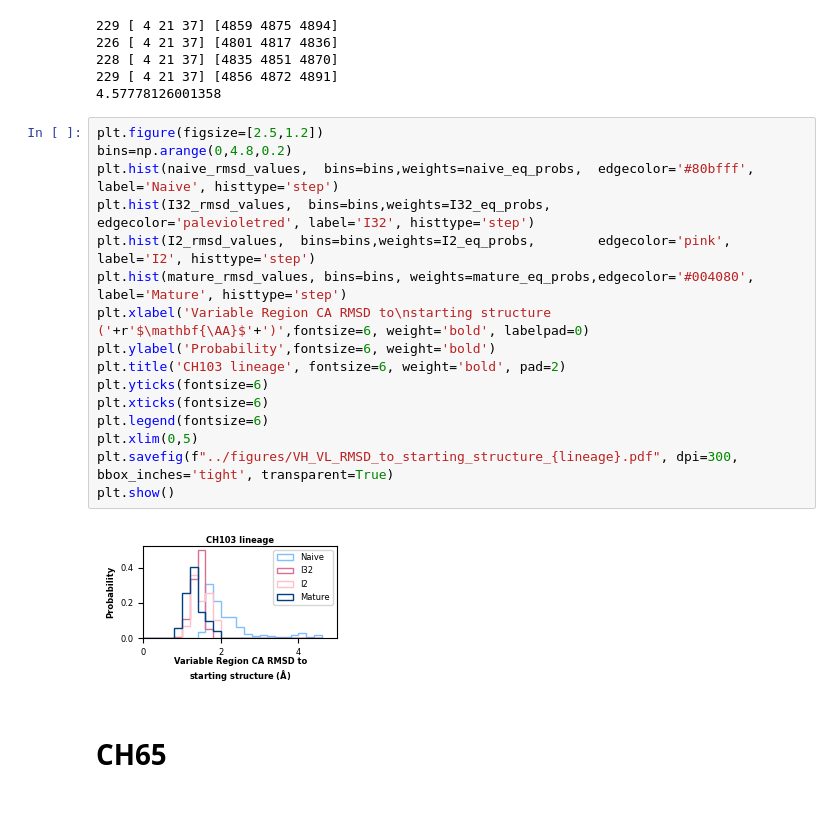
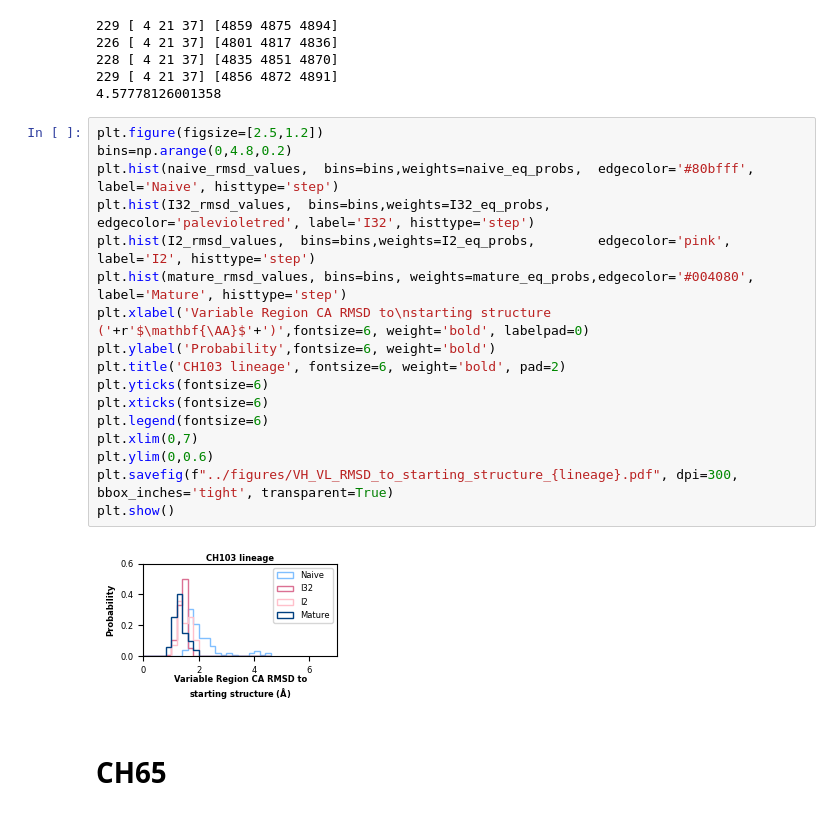
Before and after one commit to ssolieva/antibody-dynamics, a Jupyter notebook: analysis-files/starting_RMSD/notebooks/calculateRMSD.ipynb, the cells around one changed output. Drawn from its saved outputs; the diff is of its cells as text.

```diff
--- a/analysis-files/starting_RMSD/notebooks/calculateRMSD.ipynb
+++ b/analysis-files/starting_RMSD/notebooks/calculateRMSD.ipynb
@@ -353,21 +346,22 @@ print(np.max(np.concatenate([naive_rmsd_values,mature_rmsd_values,I32_rmsd_value
 # %%
 plt.figure(figsize=[2.5,1.2])
 bins=np.arange(0,4.8,0.2)
 plt.hist(naive_rmsd_values,  bins=bins,weights=naive_eq_probs,  edgecolor='#80bfff',       label='Naive', histtype='step')
 plt.hist(I32_rmsd_values,  bins=bins,weights=I32_eq_probs,        edgecolor='palevioletred', label='I32', histtype='step')
 plt.hist(I2_rmsd_values,  bins=bins,weights=I2_eq_probs,        edgecolor='pink',          label='I2', histtype='step')
 plt.hist(mature_rmsd_values, bins=bins, weights=mature_eq_probs,edgecolor='#004080',       label='Mature', histtype='step')
 plt.xlabel('Variable Region CA RMSD to\nstarting structure ('+r'$\mathbf{\AA}$'+')',fontsize=6, weight='bold', labelpad=0)
 plt.ylabel('Probability',fontsize=6, weight='bold')
 plt.title('CH103 lineage', fontsize=6, weight='bold', pad=2)
 plt.yticks(fontsize=6)
 plt.xticks(fontsize=6)
 plt.legend(fontsize=6)
-plt.xlim(0,5)
+plt.xlim(0,7)
+plt.ylim(0,0.6)
 plt.savefig(f"../figures/VH_VL_RMSD_to_starting_structure_{lineage}.pdf", dpi=300, bbox_inches='tight', transparent=True)
 plt.show()
 # %% [output]
-[figure, old version]
+[figure, new version]
 # %% [markdown]
 # CH65
 # %%
```
Also changed, not shown: parts of 6 cells of this notebook, 2 other files.
